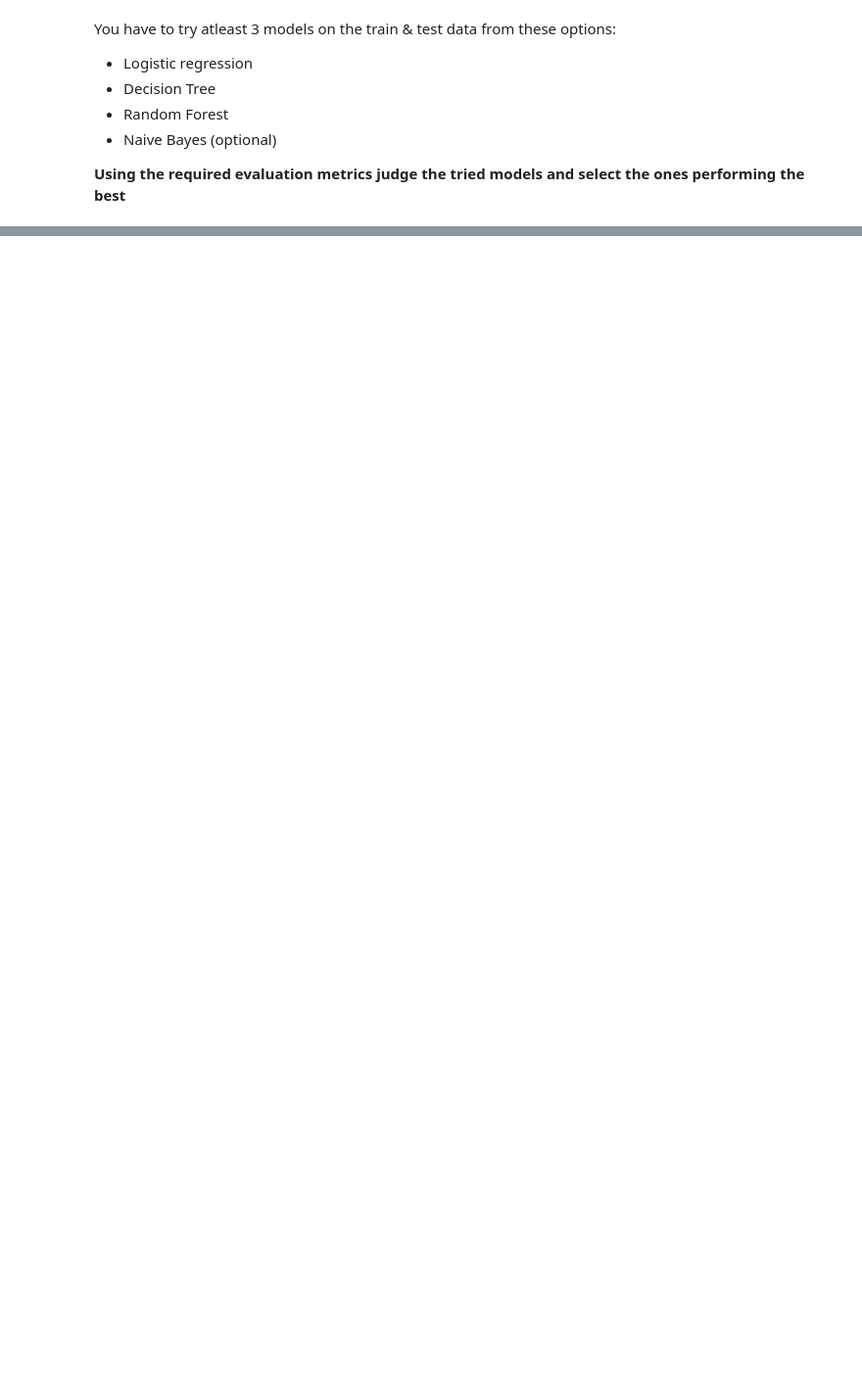
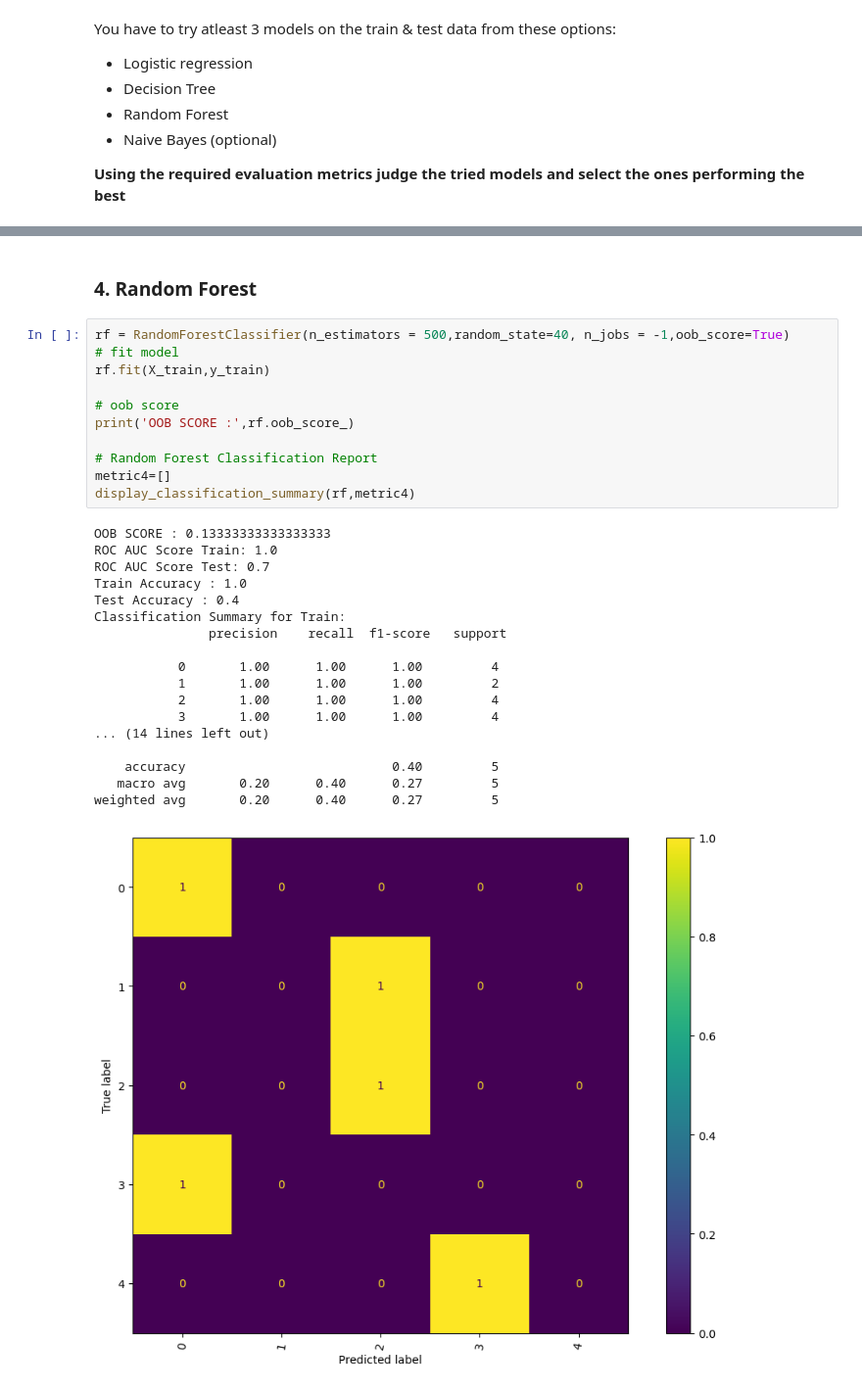
Before and after one commit to Naveenkv93/NLP-Case-Study---Automatic-Ticket-Classification, a Jupyter notebook: Automatic_Ticket_Classification_Assignment.ipynb, the cells around one changed output, grey strips where cells are left out. Shown at 98% size. Cells and saved outputs as stored; diff of their text form; blank space fills up the shorter version.

```diff
--- a/Automatic_Ticket_Classification_Assignment.ipynb
+++ b/Automatic_Ticket_Classification_Assignment.ipynb
@@ -613,0 +818,32 @@ You have to try atleast 3 models on the train & test data from these options:
+# %% [markdown]
+### 4. Random Forest
+# %%
+rf = RandomForestClassifier(n_estimators = 500,random_state=40, n_jobs = -1,oob_score=True)
+# fit model
+rf.fit(X_train,y_train)
+
+# oob score
+print('OOB SCORE :',rf.oob_score_)
+
+# Random Forest Classification Report
+metric4=[]
+display_classification_summary(rf,metric4)
+# %% [output]
+OOB SCORE : 0.13333333333333333
+ROC AUC Score Train: 1.0
+ROC AUC Score Test: 0.7
+Train Accuracy : 1.0
+Test Accuracy : 0.4
+Classification Summary for Train:
+               precision    recall  f1-score   support
+
+           0       1.00      1.00      1.00         4
+           1       1.00      1.00      1.00         2
+           2       1.00      1.00      1.00         4
+           3       1.00      1.00      1.00         4
+... (14 lines left out)
+
+    accuracy                           0.40         5
+   macro avg       0.20      0.40      0.27         5
+weighted avg       0.20      0.40      0.27         5
+[figure, added]
```
Also changed, not shown: parts of 39 cells of this notebook.
